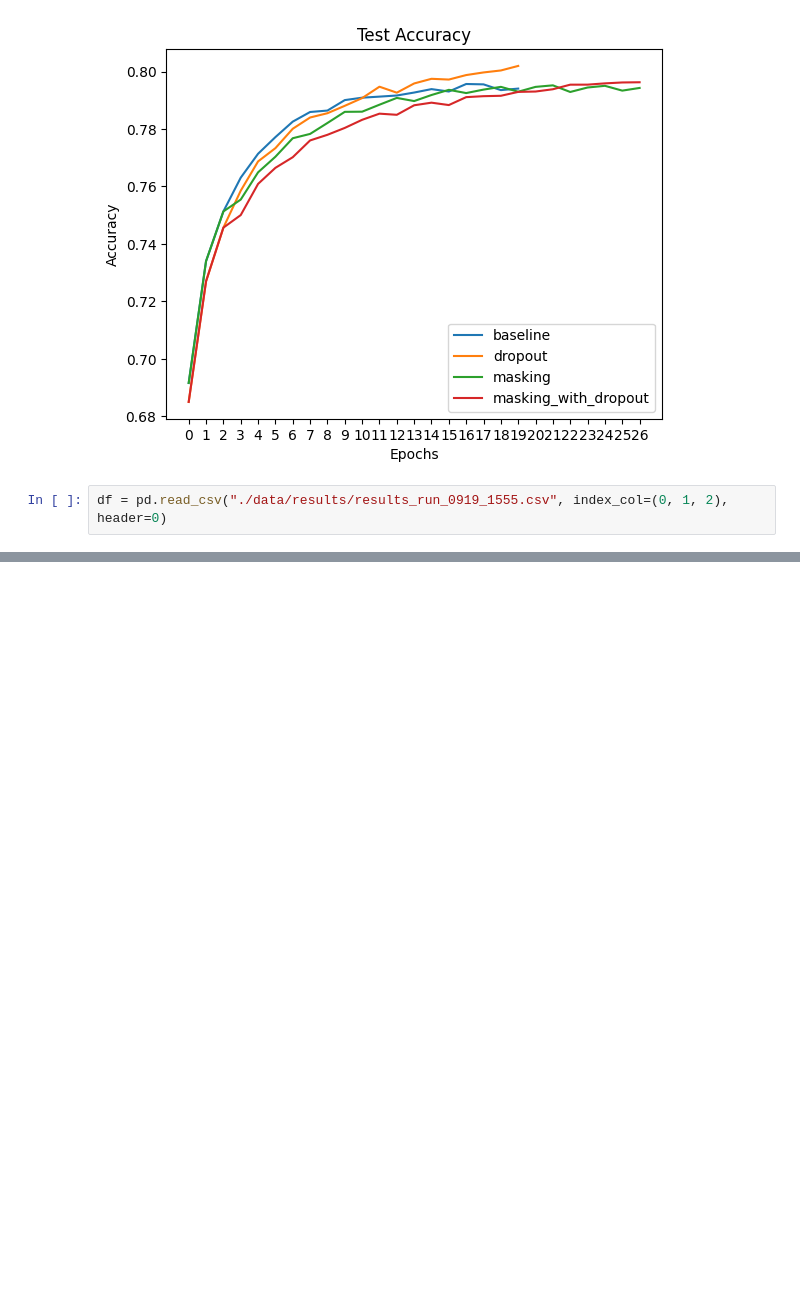
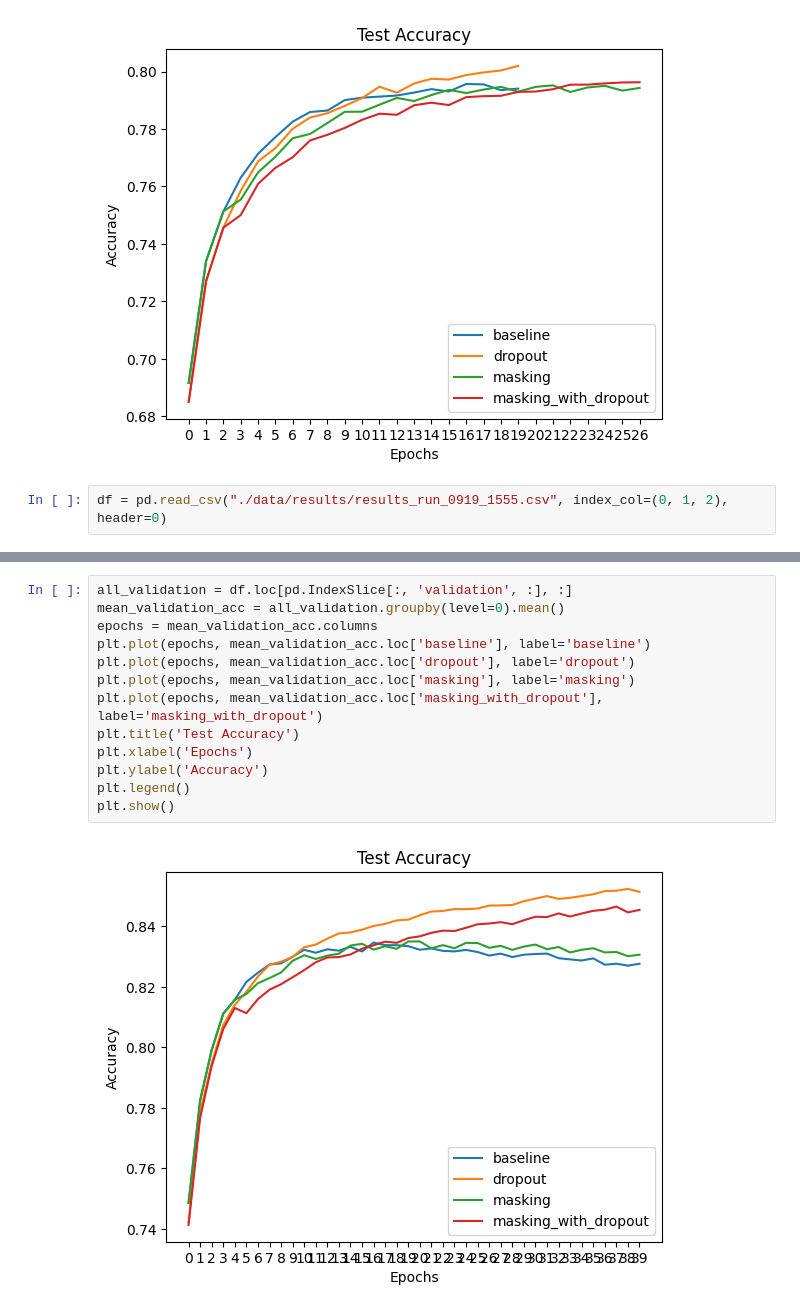
Before and after one commit to google/evojax, a Jupyter notebook: evojax/data_exploration.ipynb, the cells around one changed output, grey strips where cells are left out. Saved outputs shown, nothing was run; the diff lists cells and outputs as text; blank space fills up the shorter version.

```diff
--- a/evojax/data_exploration.ipynb
+++ b/evojax/data_exploration.ipynb
@@ -94 +98,16 @@ mean_test_acc
+# %%
+all_validation = df.loc[pd.IndexSlice[:, 'validation', :], :]
+mean_validation_acc = all_validation.groupby(level=0).mean()
+epochs = mean_validation_acc.columns
+plt.plot(epochs, mean_validation_acc.loc['baseline'], label='baseline')
+plt.plot(epochs, mean_validation_acc.loc['dropout'], label='dropout')
+plt.plot(epochs, mean_validation_acc.loc['masking'], label='masking')
+plt.plot(epochs, mean_validation_acc.loc['masking_with_dropout'], label='masking_with_dropout')
+plt.title('Test Accuracy')
+plt.xlabel('Epochs')
+plt.ylabel('Accuracy')
+plt.legend()
+plt.show()
+# %% [output]
+[figure, added]
 # %%
```
Also changed, not shown: parts of 3 cells of this notebook, 1 other file.
